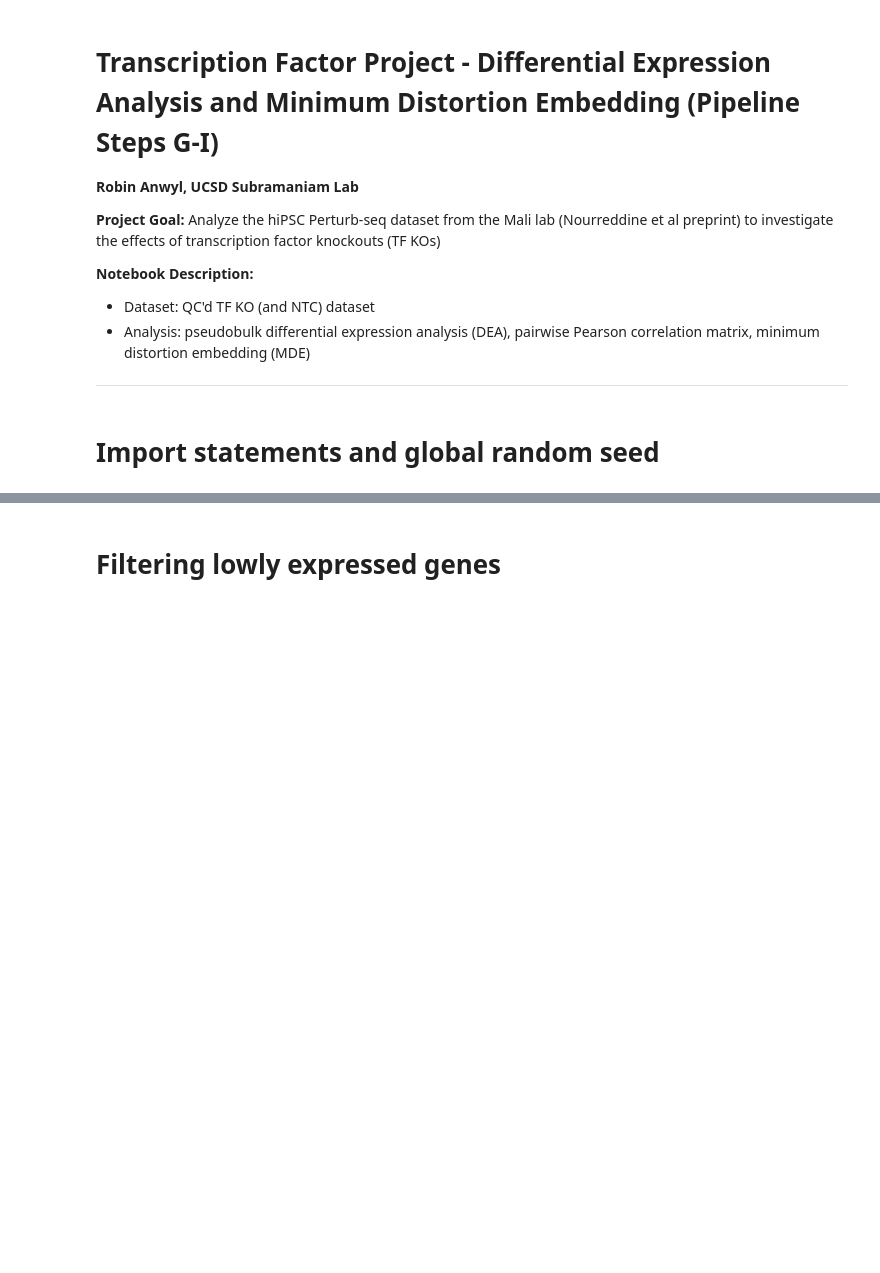
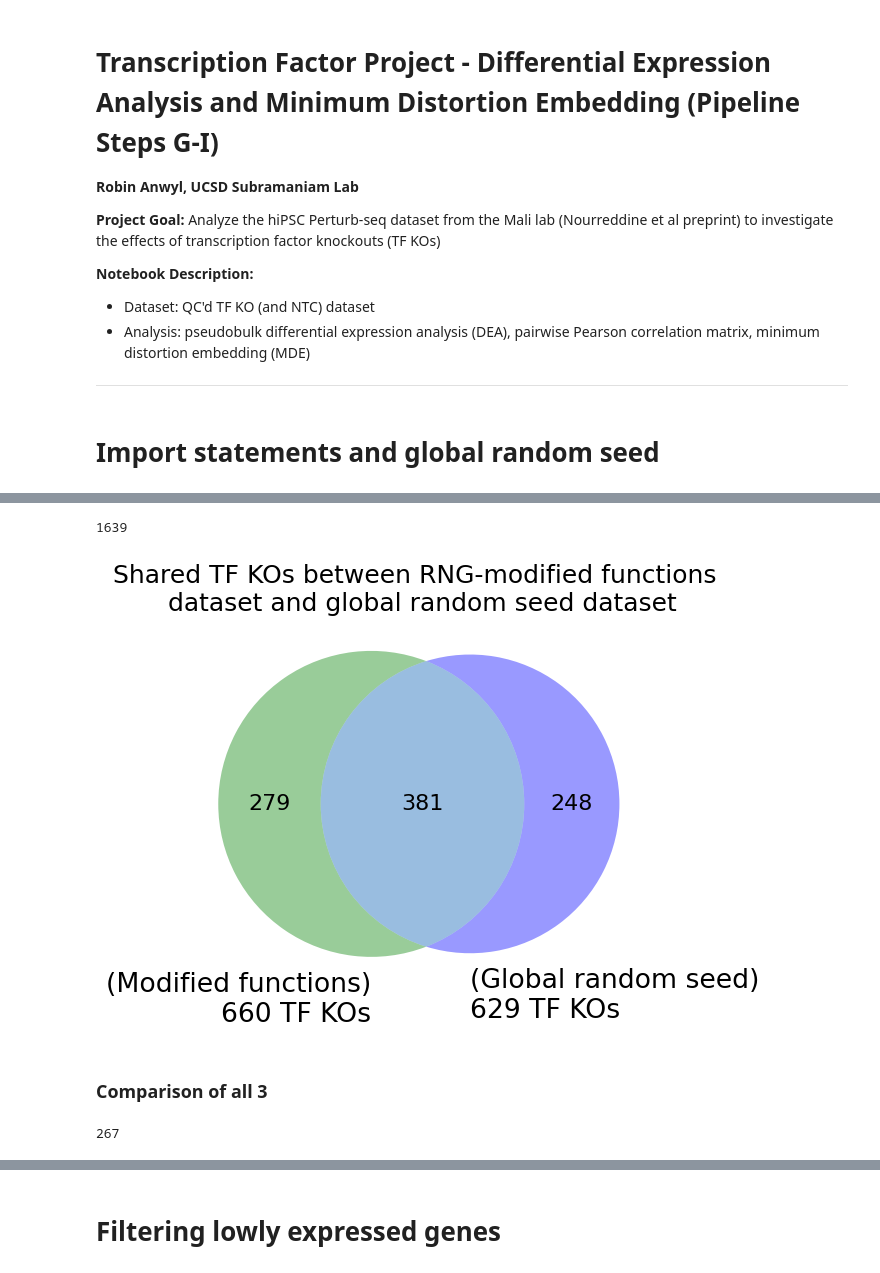
Before and after one commit to subramaniam-lab-ucsd/tf-project, a Jupyter notebook: tf_project_de_analysis_mde.ipynb, the cells around one changed output, grey strips where cells are left out. Cells and saved outputs as stored; diff of their text form; code cells hidden in the pictures; blank space fills up the shorter version.

```diff
--- a/tf_project_de_analysis_mde.ipynb
+++ b/tf_project_de_analysis_mde.ipynb
@@ -56,0 +318,31 @@ np.random.seed(92093)
+# %%
+print(len(tfs))
+# %% [output]
+1639
+# %%
+def plot_venn(set1, set2, label1, label2, title=None, color1="red", color2="green"):
+    plt.rcParams['font.size'] = 16
+    n_items1, n_items2 = len(set1), len(set2)
+    n_shared = len([g for g in set2 if g in set1])
+    left = n_items1 - n_shared
+    right = n_items2 - n_shared
+    venn2(subsets = (left, right, n_shared),
+        set_labels = (label1, label2),
+        set_colors = (color1, color2),
+        alpha=0.4)
+    if title:
+        plt.title(title, fontsize=18)
+    plt.show()
+# %%
+plot_venn(tf_kos_660_set, tf_kos_629_set, "(Modified functions)\n660 TF KOs", "(Global random seed)\n629 TF KOs",
+          title="Shared TF KOs between RNG-modified functions \n dataset and global random seed dataset",
+          color1="green", color2="blue")
+# %% [output]
+[figure, added]
+# %% [markdown]
+### Comparison of all 3
+# %%
+tf_kos_shared_all = tf_kos_652_set & tf_kos_660_set & tf_kos_629_set
+print(len(tf_kos_shared_all))
+# %% [output]
+267
```
Also changed, not shown: parts of 44 cells of this notebook.
